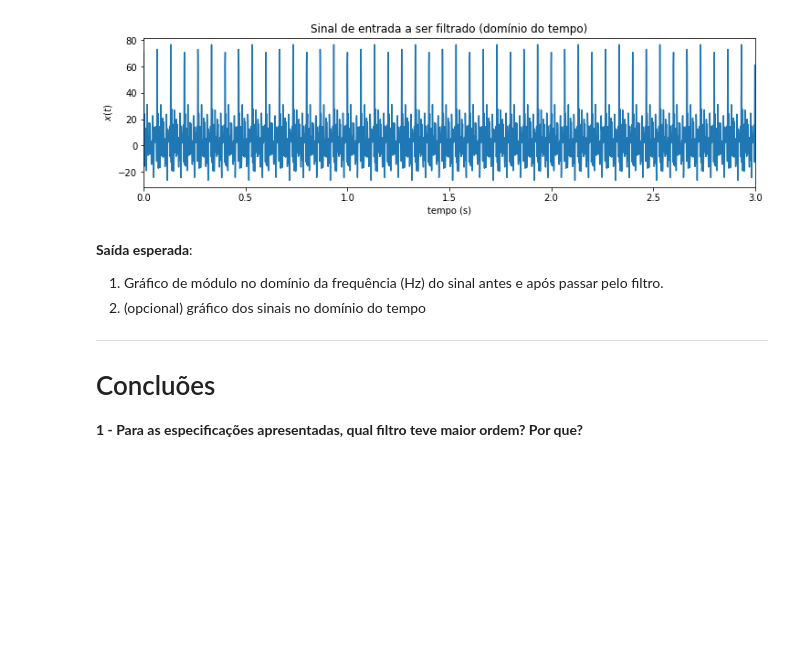
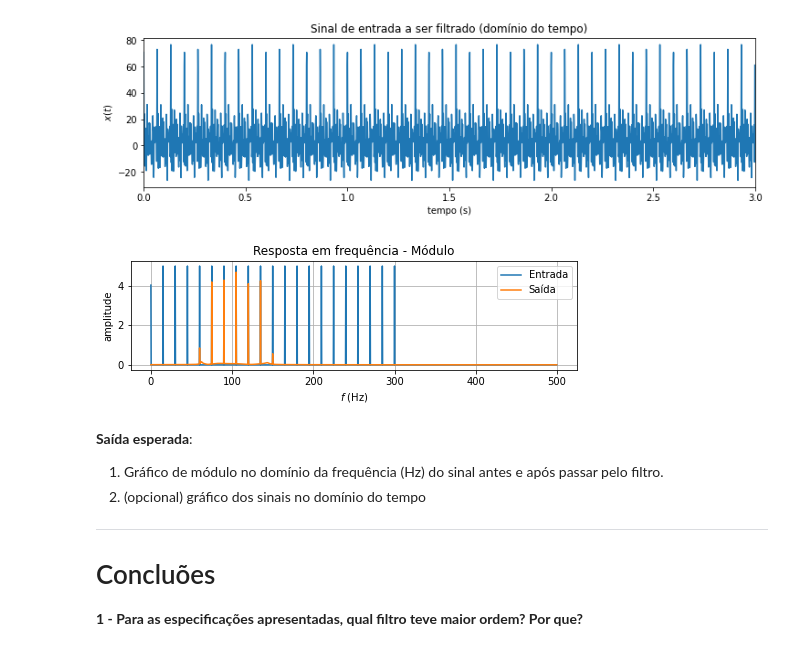
Before and after one commit to iurykischka/Proc.-de-sinais, a Jupyter notebook: Ex/Ex04_filtros_IURY1.ipynb, the cells around one changed output. Drawn from its saved outputs; the diff is of its cells as text; code cells hidden in the pictures; blank space fills up the shorter version.

```diff
--- a/Ex/Ex04_filtros_IURY1.ipynb
+++ b/Ex/Ex04_filtros_IURY1.ipynb
@@ -392,3 +402,29 @@ plt.ylabel("$x(t)$");
+# %%
+### SEU CÓDIGO COMEÇA AQUI ###
+
+tout, yout, xout = signal.lsim(sys4, x, t);
+
+mag1, pha1, f1 = fourier(x, t, Hz=True, dB=False, deg=False, Nfft=None);
+magout, phaout, fout = fourier(yout, tout, Hz=True, dB=False, deg=False, Nfft=None);
+
+### FIM DO CÓDIGO ###
+# %%
+### SEU CÓDIGO COMEÇA AQUI ###
+
+plt.figure(figsize=(8,2))
+plt.plot(f1, mag1)
+plt.plot(fout, magout)
+plt.title("Resposta em frequência - Módulo")
+plt.ylabel("amplitude")
+plt.xlabel("$f$ (Hz)")
+plt.legend(["Entrada", "Saída"], loc=1)
+#plt.xlim(0,0.7)
+plt.grid(1);
+
+
+### FIM DO CÓDIGO ###
+# %% [output]
+[figure, added]
 # %% [markdown]
 **Saída esperada**:
 1. Gráfico de módulo no domínio da frequência (Hz) do sinal antes e após passar pelo filtro.
```
Also changed, not shown: parts of 13 cells of this notebook.
